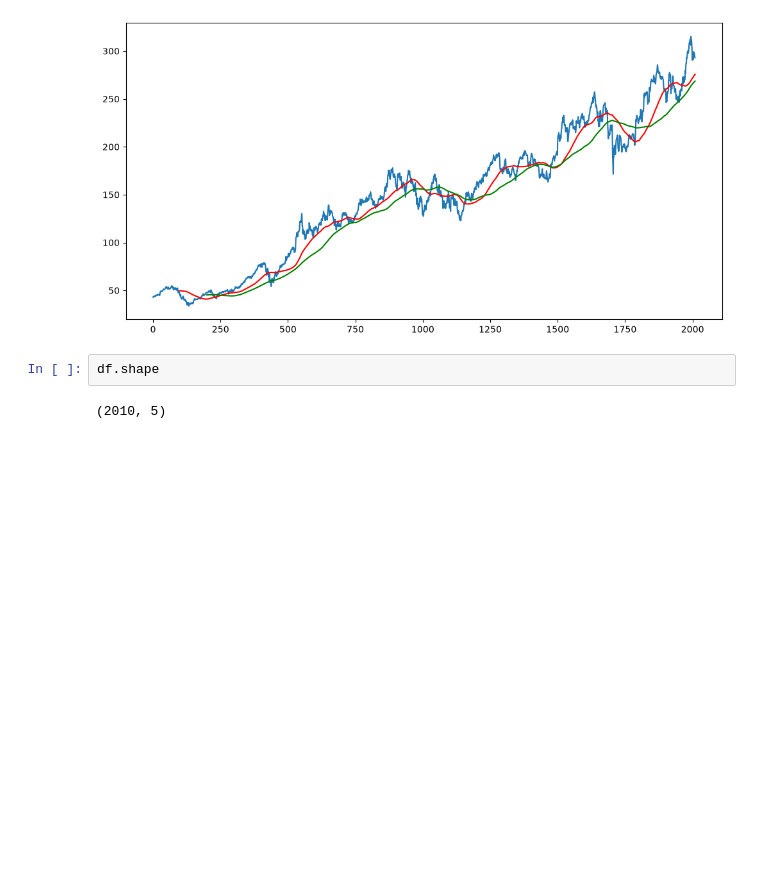
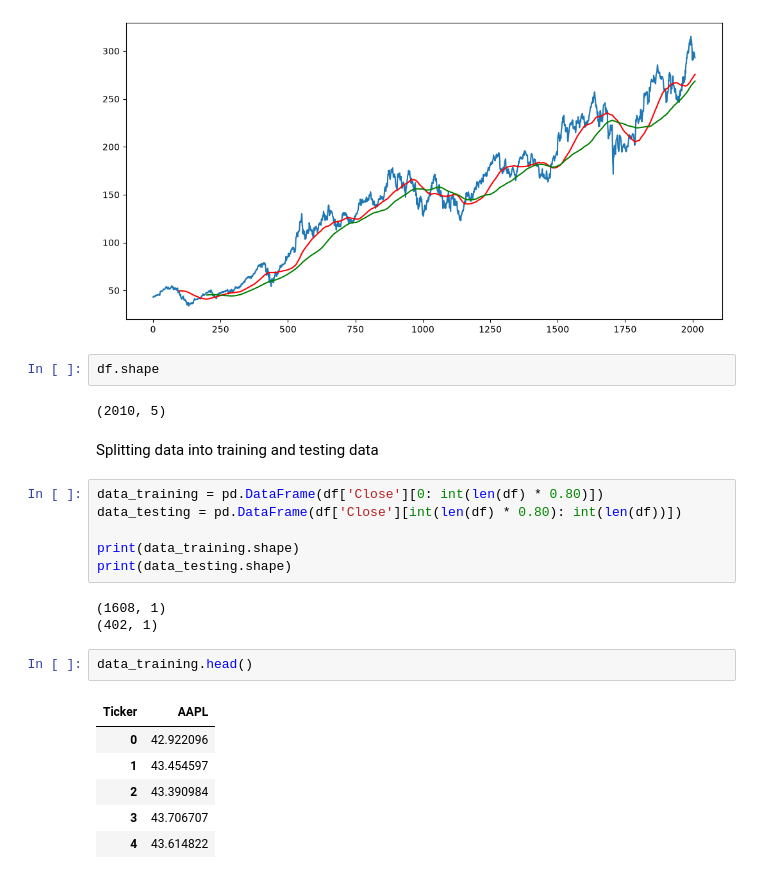
Before and after one commit to Subhadip-cloudCoder/Stock-Price-Predtiction-Model, a Jupyter notebook: notebook/main.ipynb, the cells around one changed output. Drawn from its saved outputs; the diff is of its cells as text; blank space fills up the shorter version.

```diff
--- a/notebook/main.ipynb
+++ b/notebook/main.ipynb
@@ -112,3 +118,23 @@ plt.plot(ma200, 'g')
 df.shape
 # %% [output]
 (2010, 5)
+# %% [markdown]
+Splitting data into training and testing data
+# %%
+data_training = pd.DataFrame(df['Close'][0: int(len(df) * 0.80)])
+data_testing = pd.DataFrame(df['Close'][int(len(df) * 0.80): int(len(df))])
+
+print(data_training.shape)
+print(data_testing.shape)
+# %% [output]
+(1608, 1)
+(402, 1)
+# %%
+data_training.head()
+# %% [output]
+| Ticker | AAPL |
+| 0 | 42.922096 |
+| 1 | 43.454597 |
+| 2 | 43.390984 |
+| 3 | 43.706707 |
+| 4 | 43.614822 |
```
Also changed, not shown: parts of 8 cells of this notebook.
